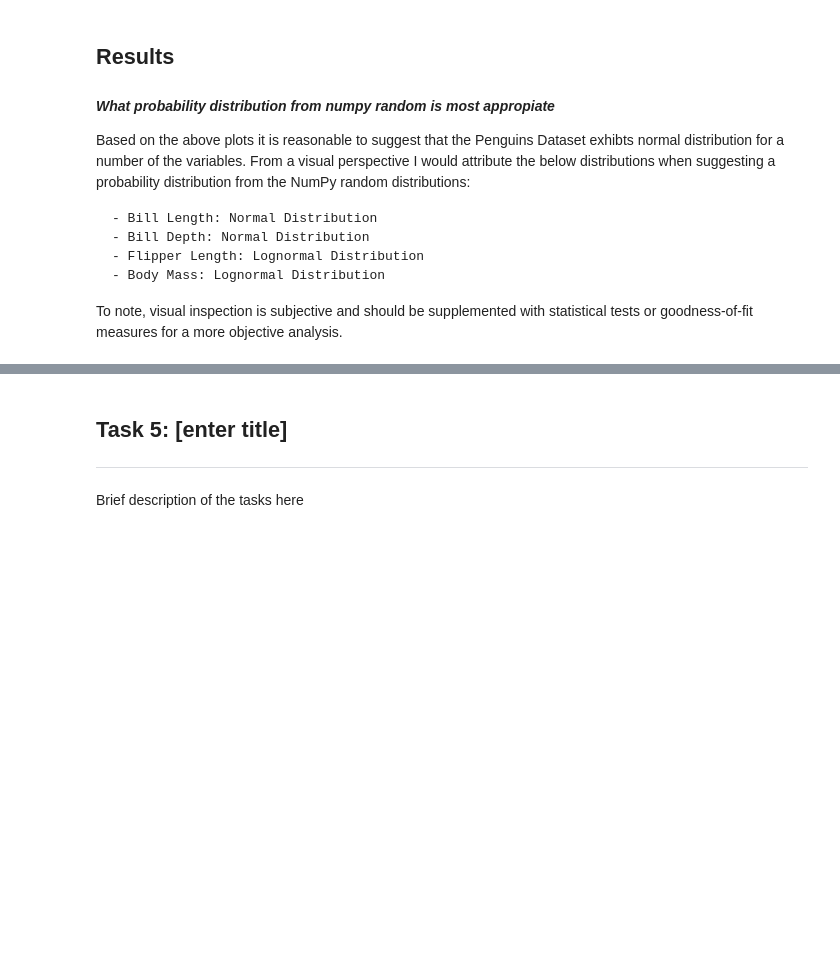
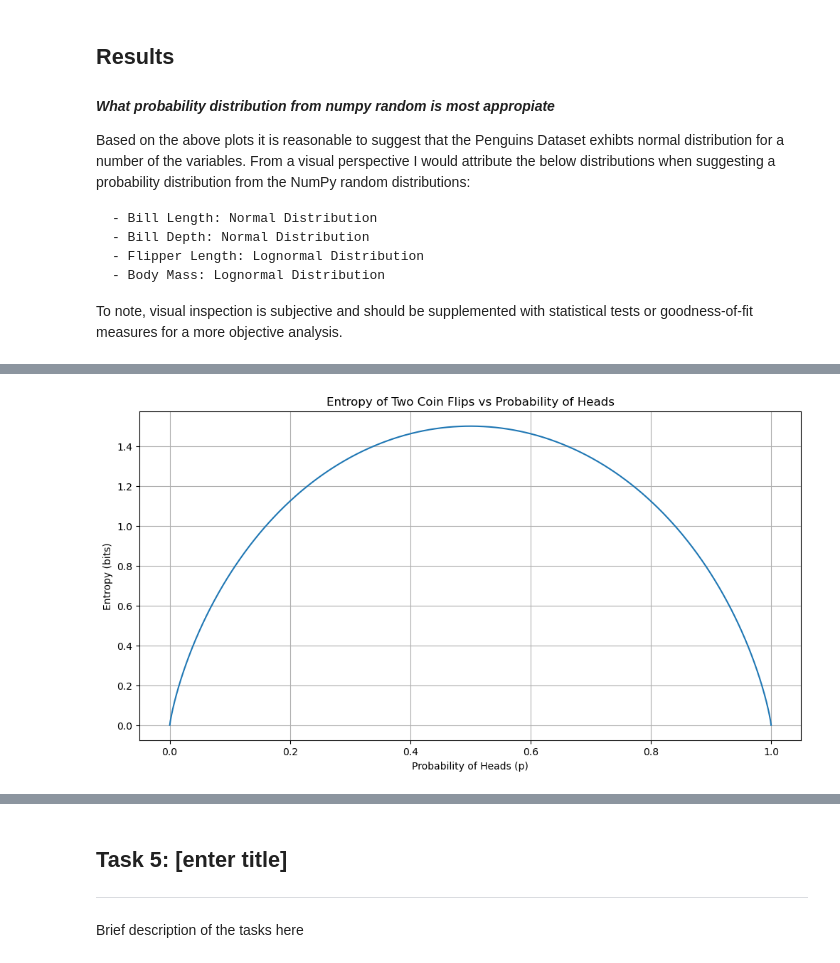
Before and after one commit to nf-me/fundamentals_dataanalysis, a Jupyter notebook: tasks.ipynb, the cells around one changed output, grey strips where cells are left out. Cells and saved outputs as stored; diff of their text form; code cells hidden in the pictures; blank space fills up the shorter version.

Commit message:
Task 4: Flipping Two Coins Probability - Entropy.

```diff
--- a/tasks.ipynb
+++ b/tasks.ipynb
@@ -219,0 +231,40 @@ Brief description of the tasks here
+# %%
+# Probability Range
+# Create array of prbabilities from 0 to 1 (divided into 1000 points).
+# This will evaluate entropy at different probabilities of getting heads
+
+p_range = np.linspace(0, 1, 1000)
+# %%
+# This calculates the entropy for two coin flips
+# We have 3 scenarios
+# safe_log2 added as due to error; mathematically not possible to take logarithim of zero
+
+def safe_log2(x):
+    if x == 0:
+        return 0
+    else:
+        return np.log2(x)
+
+def H2(p):
+    heads_0 = (1 - p)**2 # not getting heads
+    heads_1 = 2 * p * (1 - p) # getting one coin to land on heads
+    heads_2 = p**2 # getting one coin to land on heads
+
+
+    entropy = -(heads_0 * safe_log2(heads_0) + heads_1 * safe_log2(heads_1) + heads_2 * safe_log2(heads_2))
+    return entropy
+# %%
+# calculates entropy for each probability in p_range from above by using the two coin 'H2' function
+
+entropies = [H2(p) for p in p_range]
+# %%
+# Create aplot.
+plt.figure(figsize=(12,6))
+plt.plot(p_range, entropies, label="Entropy of 2 Coin Flips")
+plt.xlabel('Probability of Heads (p)')
+plt.ylabel('Entropy (bits)')
+plt.title('Entropy of Two Coin Flips vs Probability of Heads')
+plt.grid(True)
+plt.show()
+# %% [output]
+[figure, added]
```
Also changed, not shown: parts of 7 cells of this notebook.
